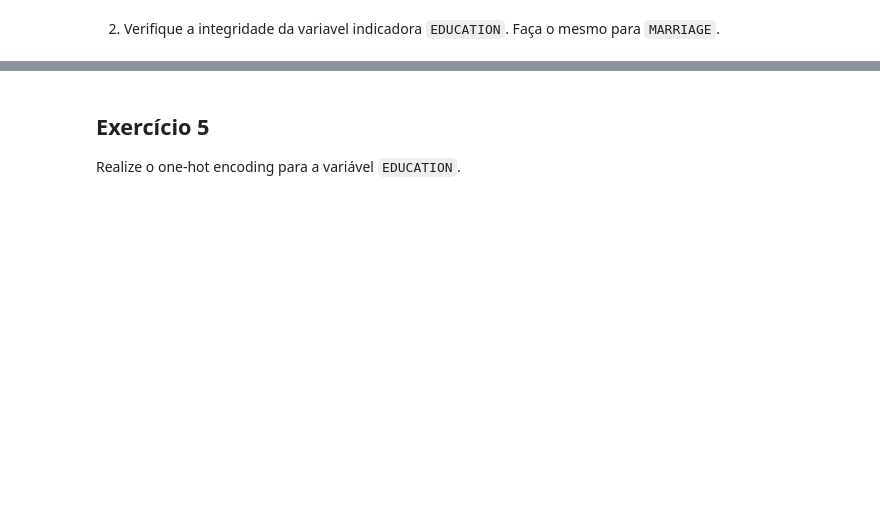
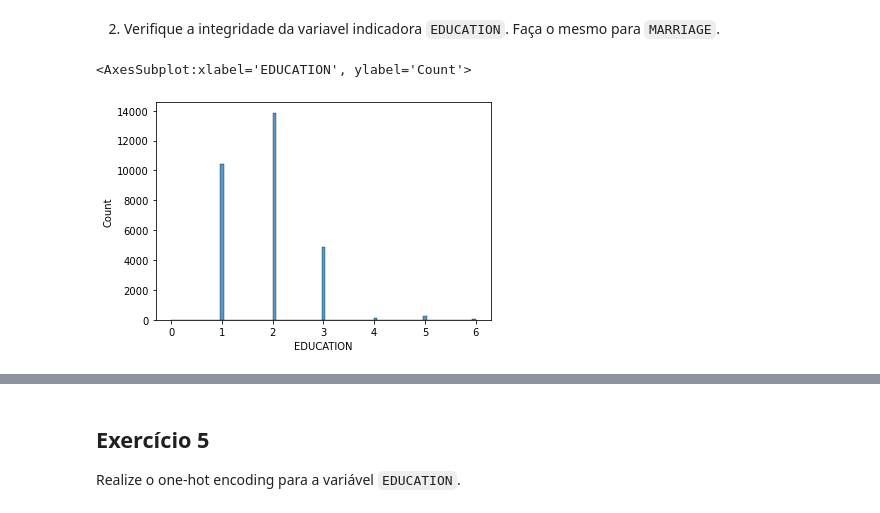
Before and after one commit to augusnunes/fraud-prediction, a Jupyter notebook: proj1.ipynb, the cells around one changed output, grey strips where cells are left out. Saved outputs shown, nothing was run; the diff lists cells and outputs as text; code cells hidden in the pictures; blank space fills up the shorter version.

```diff
--- a/proj1.ipynb
+++ b/proj1.ipynb
@@ -145,2 +188,7 @@ A probabilidade de fraude e sua variância não muda muito quando são retiradas
 # %% [markdown]
 2. Verifique a integridade da variavel indicadora `EDUCATION`. Faça o mesmo para `MARRIAGE`.
+# %%
+sns.histplot(new_df.EDUCATION)
+# %% [output]
+<AxesSubplot:xlabel='EDUCATION', ylabel='Count'>
+[figure, added]
```
Also changed, not shown: parts of 48 cells of this notebook, 2 other files.
